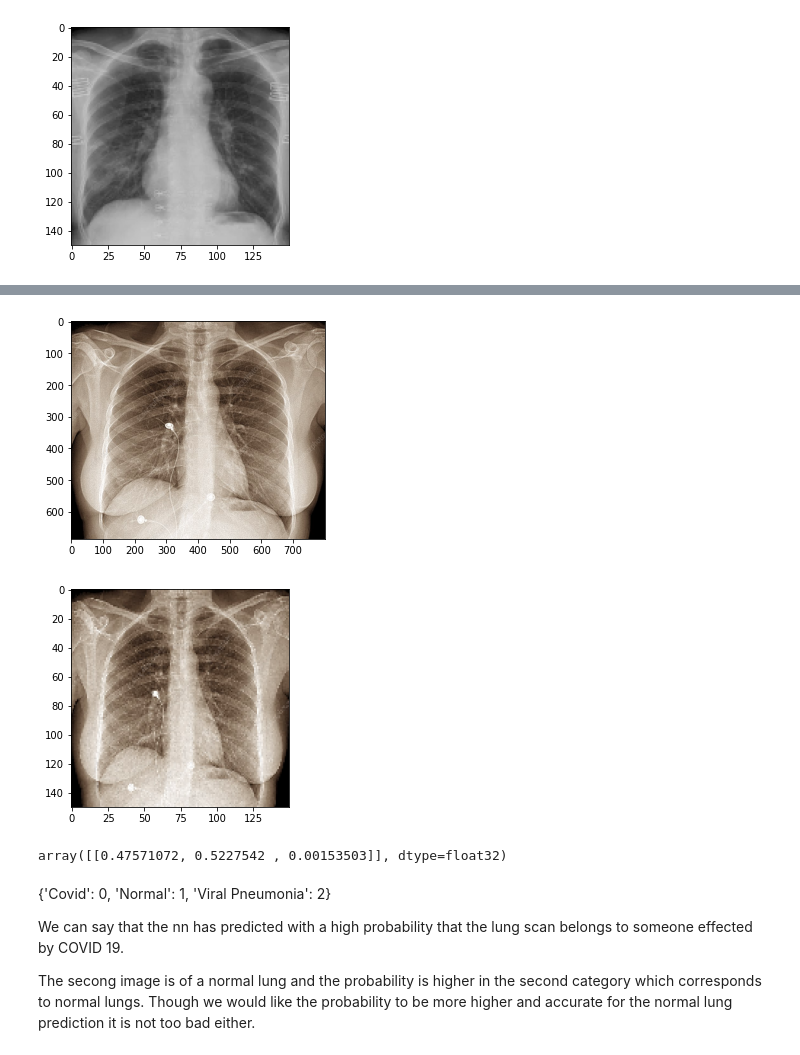
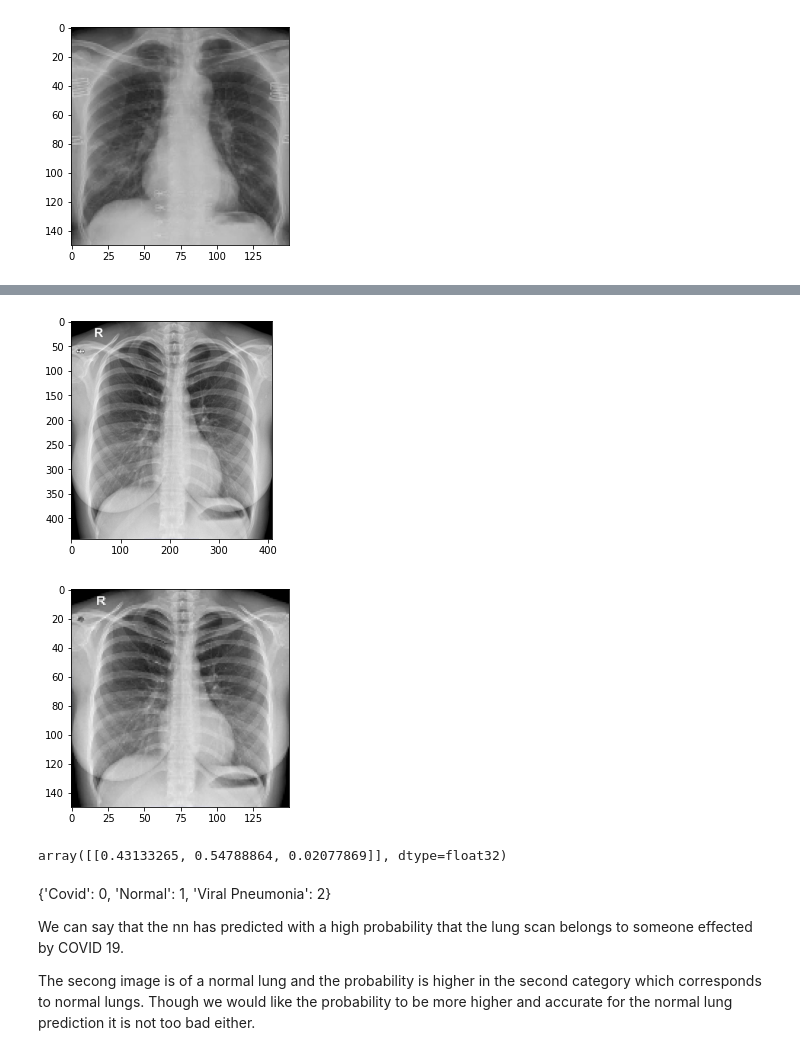
Before and after one commit to pk2971/COVID-19-Image-Classification, a Jupyter notebook: Covid_19_image_Classification.ipynb, the cells around one changed output, grey strips where cells are left out. Saved outputs shown, nothing was run; the diff lists cells and outputs as text; code cells hidden in the pictures.

```diff
--- a/Covid_19_image_Classification.ipynb
+++ b/Covid_19_image_Classification.ipynb
@@ -238,20 +239,20 @@ array([[0.9902265 , 0.00606909, 0.00370438]], dtype=float32)
 # %%
-img2=cv2.imread('/content/HealthyLungs.jpeg')
+img2=cv2.imread('/content/LungNormal.jpeg')
 plt.imshow(img2)
 plt.show()
 # %% [output]
-[figure, old version]
+[figure, new version]
 # %%
 resize=tf.image.resize(img2,(150,150))
 plt.imshow(resize.numpy().astype(int))
 plt.show()
 # %% [output]
-[figure, old version]
+[figure, new version]
 # %%
 yhat1=model.predict(np.expand_dims(resize/255,0))
 yhat1
 # %% [output]
-array([[0.47571072, 0.5227542 , 0.00153503]], dtype=float32)
+array([[0.43133265, 0.54788864, 0.02077869]], dtype=float32)
 # %% [markdown]
 {'Covid': 0, 'Normal': 1, 'Viral Pneumonia': 2}
 
```
Also changed, not shown: parts of 12 cells of this notebook.
